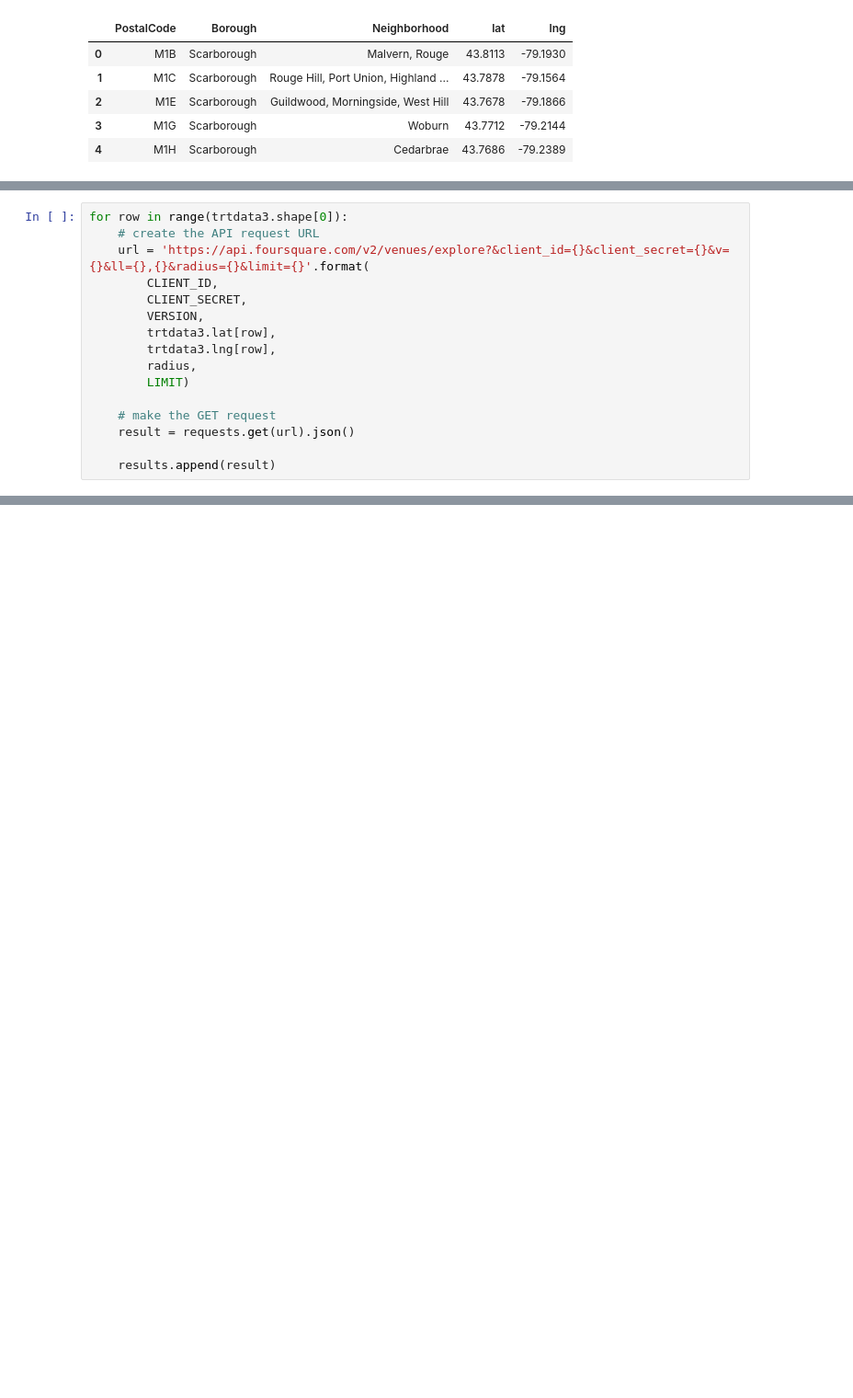
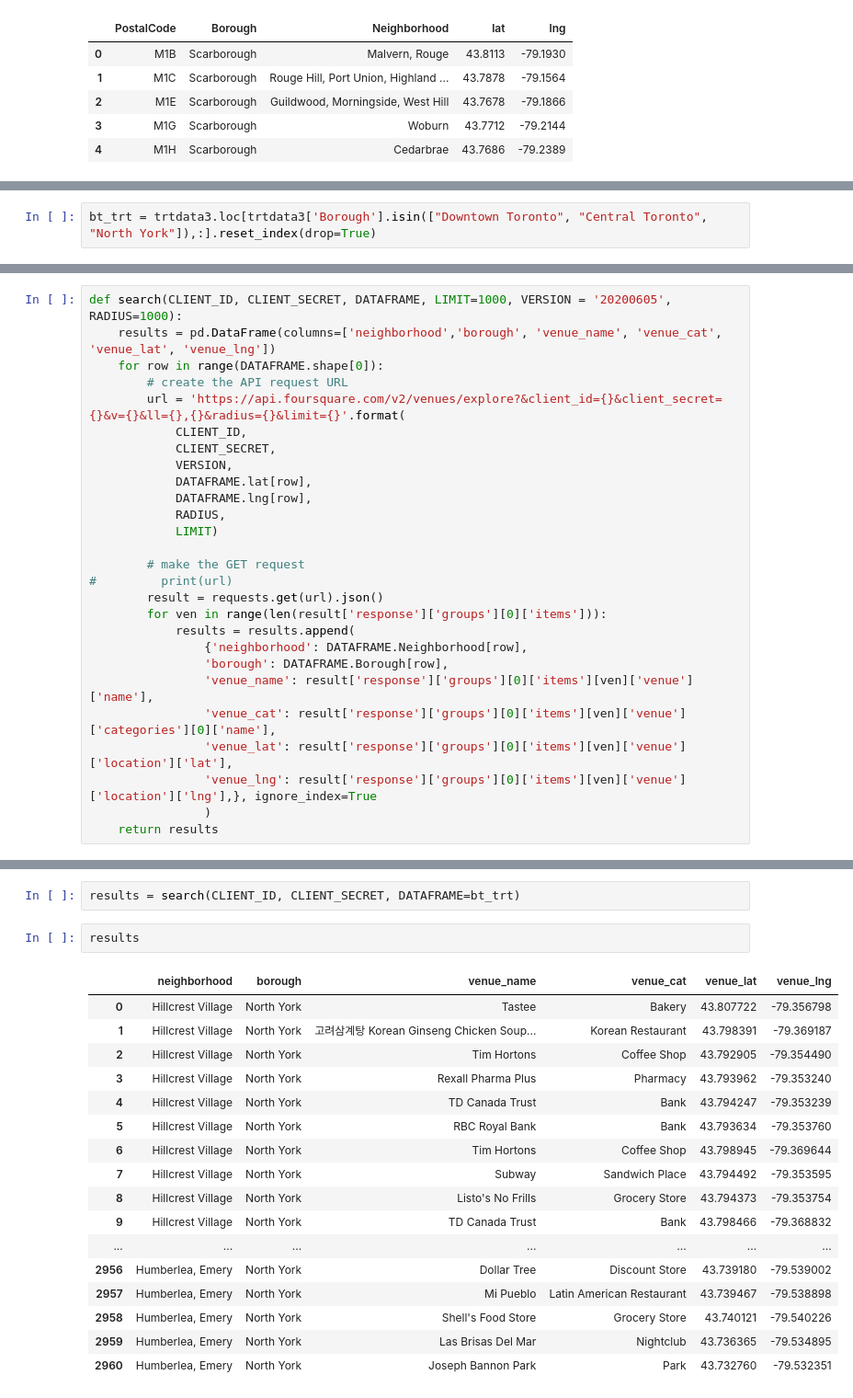
Before and after one commit to couyang24/coursera, a Jupyter notebook: capstone_project.ipynb, the cells around one changed output, grey strips where cells are left out. Shown at 92% size. Saved outputs shown, nothing was run; the diff lists cells and outputs as text; blank space fills up the shorter version.

```diff
--- a/capstone_project.ipynb
+++ b/capstone_project.ipynb
@@ -96,0 +96,2 @@ trtdata3.head()
+# %%
+bt_trt = trtdata3.loc[trtdata3['Borough'].isin(["Downtown Toronto", "Central Toronto", "North York"]),:].reset_index(drop=True)
@@ -97,16 +118,27 @@ trtdata3.head()
 # %%
-for row in range(trtdata3.shape[0]):
-    # create the API request URL
-    url = 'https://api.foursquare.com/v2/venues/explore?&client_id={}&client_secret={}&v={}&ll={},{}&radius={}&limit={}'.format(
-        CLIENT_ID,
-        CLIENT_SECRET,
-        VERSION,
-        trtdata3.lat[row],
-        trtdata3.lng[row],
-        radius,
-        LIMIT)
+def search(CLIENT_ID, CLIENT_SECRET, DATAFRAME, LIMIT=1000, VERSION = '20200605', RADIUS=1000):
+    results = pd.DataFrame(columns=['neighborhood','borough', 'venue_name', 'venue_cat', 'venue_lat', 'venue_lng'])
+    for row in range(DATAFRAME.shape[0]):
+        # create the API request URL
+        url = 'https://api.foursquare.com/v2/venues/explore?&client_id={}&client_secret={}&v={}&ll={},{}&radius={}&limit={}'.format(
+            CLIENT_ID,
+            CLIENT_SECRET,
+            VERSION,
+            DATAFRAME.lat[row],
+            DATAFRAME.lng[row],
+            RADIUS,
+            LIMIT)
 
-    # make the GET request
-    result = requests.get(url).json()
-
-    results.append(result)
+        # make the GET request
+#         print(url)
+        result = requests.get(url).json()
+        for ven in range(len(result['response']['groups'][0]['items'])):
+            results = results.append(
+                {'neighborhood': DATAFRAME.Neighborhood[row],
+                'borough': DATAFRAME.Borough[row],
+                'venue_name': result['response']['groups'][0]['items'][ven]['venue']['name'],
+                'venue_cat': result['response']['groups'][0]['items'][ven]['venue']['categories'][0]['name'],
+                'venue_lat': result['response']['groups'][0]['items'][ven]['venue']['location']['lat'],
+                'venue_lng': result['response']['groups'][0]['items'][ven]['venue']['location']['lng'],}, ignore_index=True
+                )
+    return results
@@ -170,0 +145,22 @@ venues_list
+# %%
+results = search(CLIENT_ID, CLIENT_SECRET, DATAFRAME=bt_trt)
+# %%
+results
+# %% [output]
+|  | neighborhood | borough | venue_name | venue_cat | venue_lat | venue_lng |
+| 0 | Hillcrest Village | North York | Tastee | Bakery | 43.807722 | -79.356798 |
+| 1 | Hillcrest Village | North York | 고려삼계탕 Korean Ginseng Chicken Soup... | Korean Restaurant | 43.798391 | -79.369187 |
+| 2 | Hillcrest Village | North York | Tim Hortons | Coffee Shop | 43.792905 | -79.354490 |
+| 3 | Hillcrest Village | North York | Rexall Pharma Plus | Pharmacy | 43.793962 | -79.353240 |
+| 4 | Hillcrest Village | North York | TD Canada Trust | Bank | 43.794247 | -79.353239 |
+| 5 | Hillcrest Village | North York | RBC Royal Bank | Bank | 43.793634 | -79.353760 |
+| 6 | Hillcrest Village | North York | Tim Hortons | Coffee Shop | 43.798945 | -79.369644 |
+| 7 | Hillcrest Village | North York | Subway | Sandwich Place | 43.794492 | -79.353595 |
+| 8 | Hillcrest Village | North York | Listo's No Frills | Grocery Store | 43.794373 | -79.353754 |
+| 9 | Hillcrest Village | North York | TD Canada Trust | Bank | 43.798466 | -79.368832 |
+| ... | ... | ... | ... | ... | ... | ... |
+| 2956 | Humberlea, Emery | North York | Dollar Tree | Discount Store | 43.739180 | -79.539002 |
+| 2957 | Humberlea, Emery | North York | Mi Pueblo | Latin American Restaurant | 43.739467 | -79.538898 |
+| 2958 | Humberlea, Emery | North York | Shell's Food Store | Grocery Store | 43.740121 | -79.540226 |
+| 2959 | Humberlea, Emery | North York | Las Brisas Del Mar | Nightclub | 43.736365 | -79.534895 |
+| 2960 | Humberlea, Emery | North York | Joseph Bannon Park | Park | 43.732760 | -79.532351 |
```
Also changed, not shown: parts of 13 cells of this notebook.
